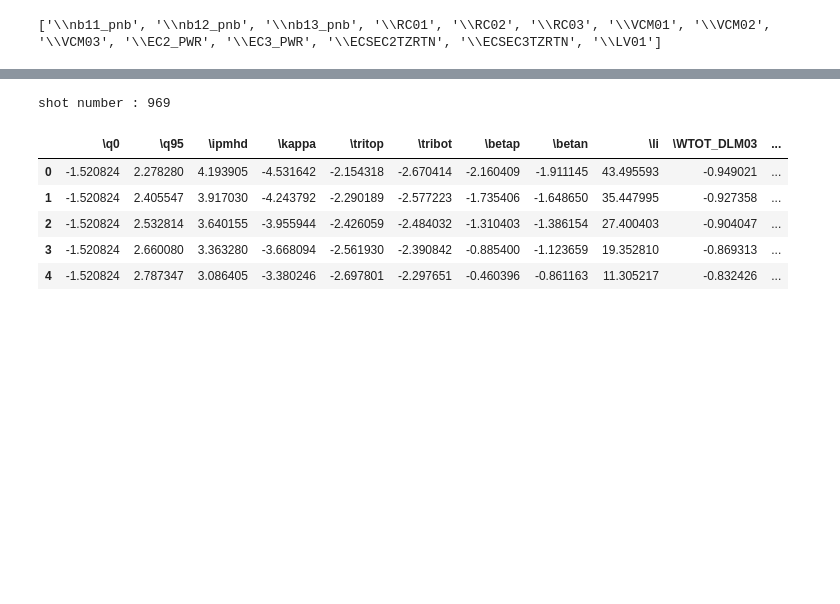
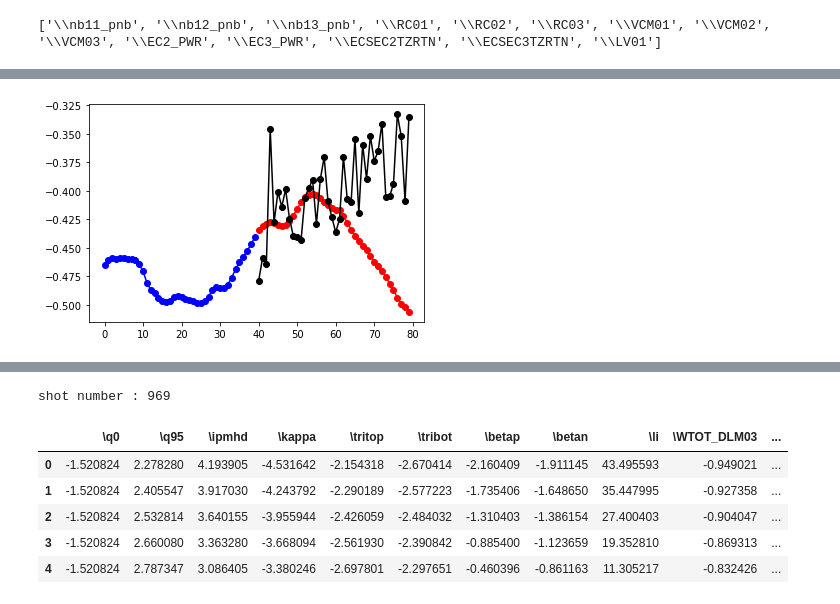
Before and after one commit to ZINZINBIN/Tokamak-Plasma-Operation-Control-based-on-RL, a Jupyter notebook: EDA.ipynb, the cells around one changed output, grey strips where cells are left out. Drawn from its saved outputs; the diff is of its cells as text; code cells hidden in the pictures; blank space fills up the shorter version.

```diff
--- a/EDA.ipynb
+++ b/EDA.ipynb
@@ -259,0 +370,12 @@ axes[2].legend()
+# %%
+idx = 3
+sample_q = sample_data_0D[:,:,idx].numpy().reshape(-1, )
+target_q = sample_target_0D[:,:,idx].numpy().reshape(-1,)
+pred_q = output[:,:,idx].reshape(-1,)
+
+plt.plot([i for i in range(0,40)], sample_q, 'bo-', label = 'input')
+plt.plot([i for i in range(40,80)], target_q, 'ro-', label = 'target')
+plt.plot([i for i in range(40,80)], pred_q, 'ko-', label = 'pred')
+plt.show()
+# %% [output]
+[figure, added]
```
Also changed, not shown: parts of 17 cells of this notebook, 35 other files.
